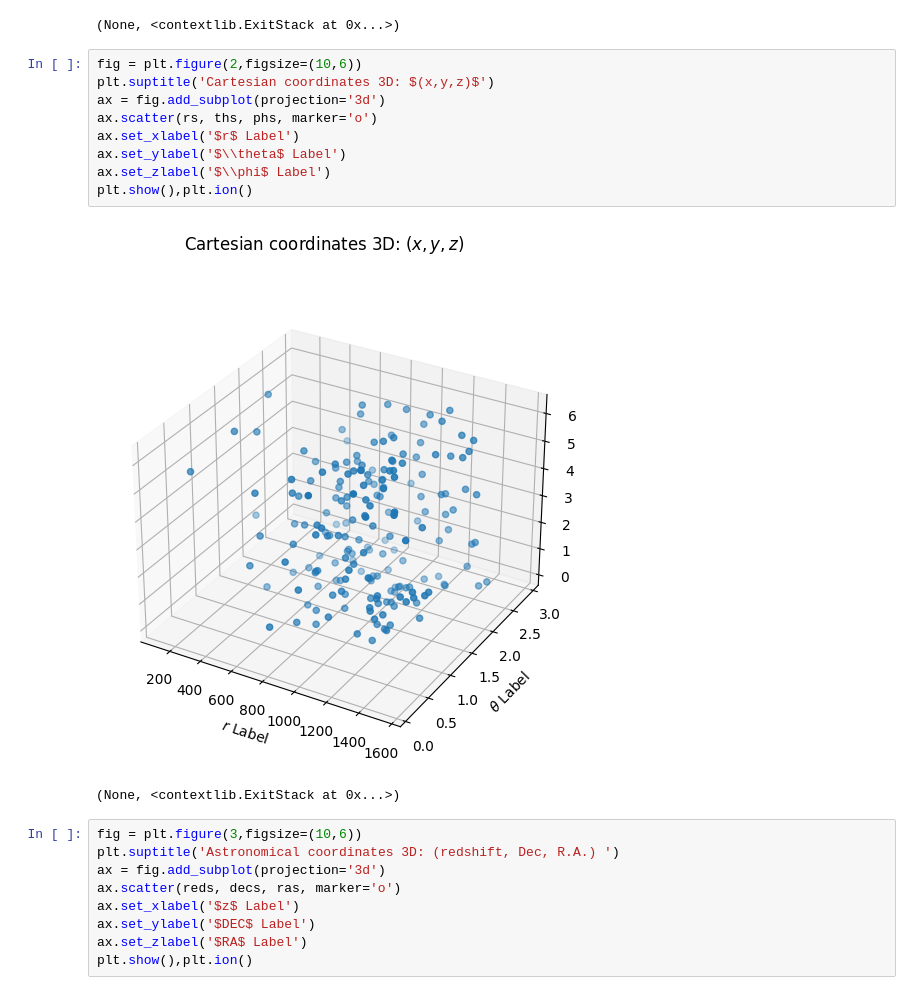
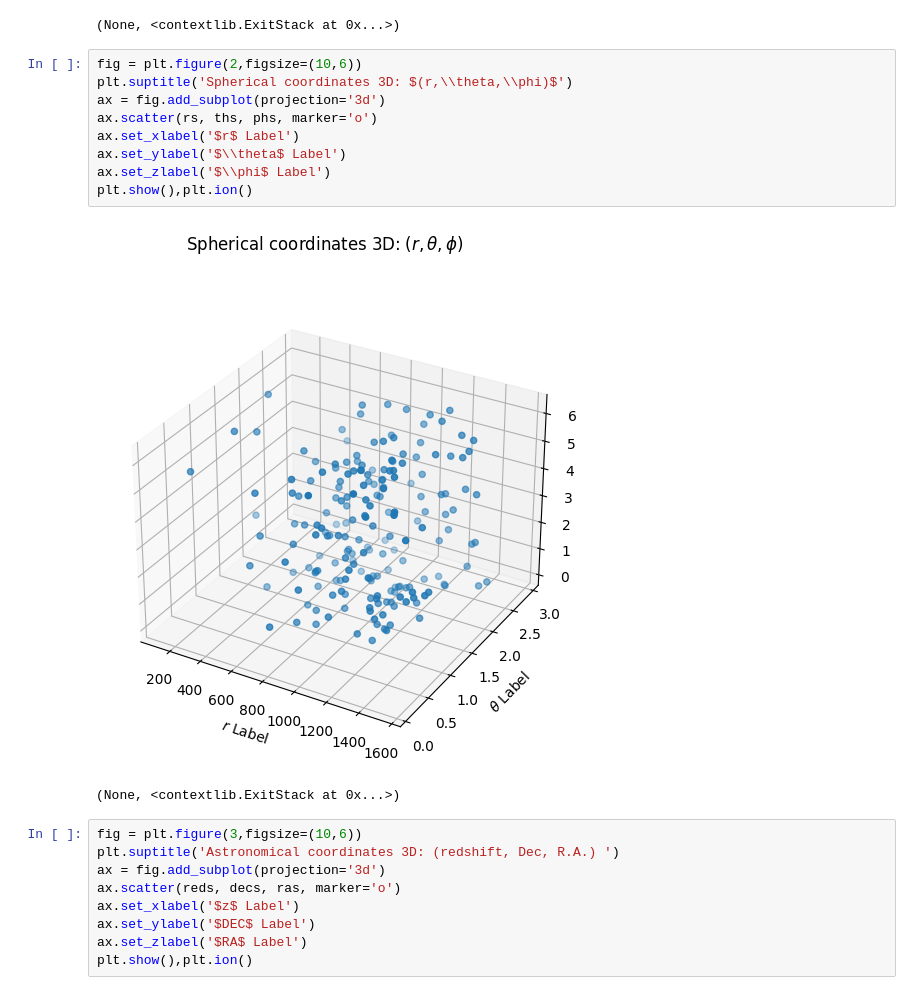
Before and after one commit to lontelis/Tutorial-of-coordinate-transformation-applied-in-cosmology, a Jupyter notebook: tutorial_coordinate_transformation.ipynb, the cells around one changed output. Drawn from its saved outputs; the diff is of its cells as text.

```diff
--- a/tutorial_coordinate_transformation.ipynb
+++ b/tutorial_coordinate_transformation.ipynb
@@ -135,15 +136,15 @@ plt.show(),plt.ion()
 (None, <contextlib.ExitStack at 0x...>)
 # %%
 fig = plt.figure(2,figsize=(10,6))
-plt.suptitle('Cartesian coordinates 3D: $(x,y,z)$')
+plt.suptitle('Spherical coordinates 3D: $(r,\\theta,\\phi)$')
 ax = fig.add_subplot(projection='3d')
 ax.scatter(rs, ths, phs, marker='o')
 ax.set_xlabel('$r$ Label')
 ax.set_ylabel('$\\theta$ Label')
 ax.set_zlabel('$\\phi$ Label')
 plt.show(),plt.ion()
 # %% [output]
-[figure, old version]
+[figure, new version]
 (None, <contextlib.ExitStack at 0x...>)
 # %%
 fig = plt.figure(3,figsize=(10,6))
```
Also changed, not shown: parts of 2 cells of this notebook.
